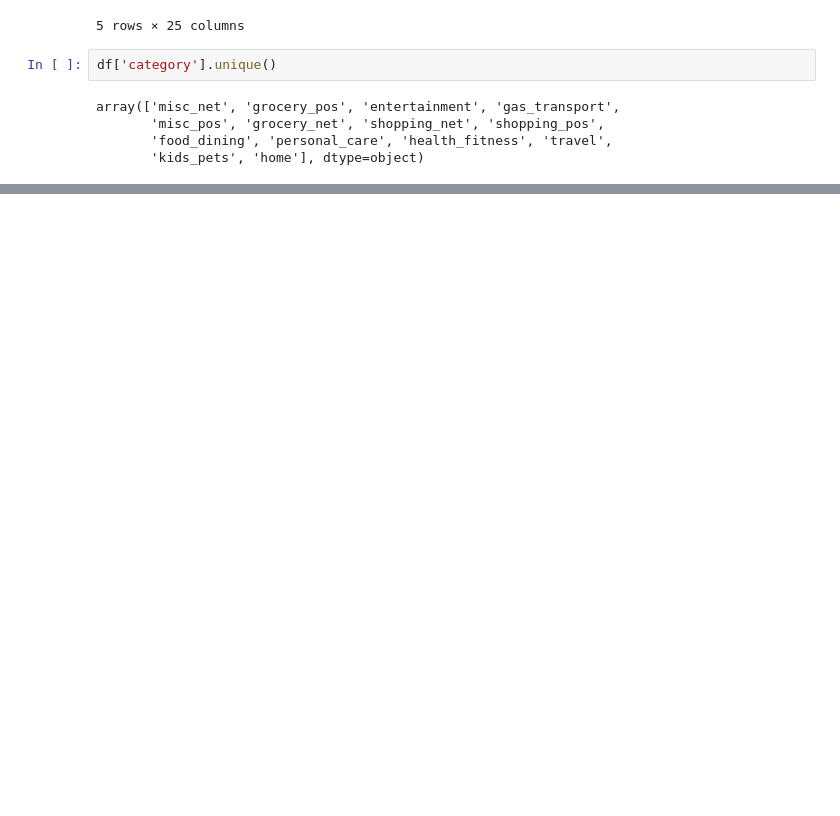
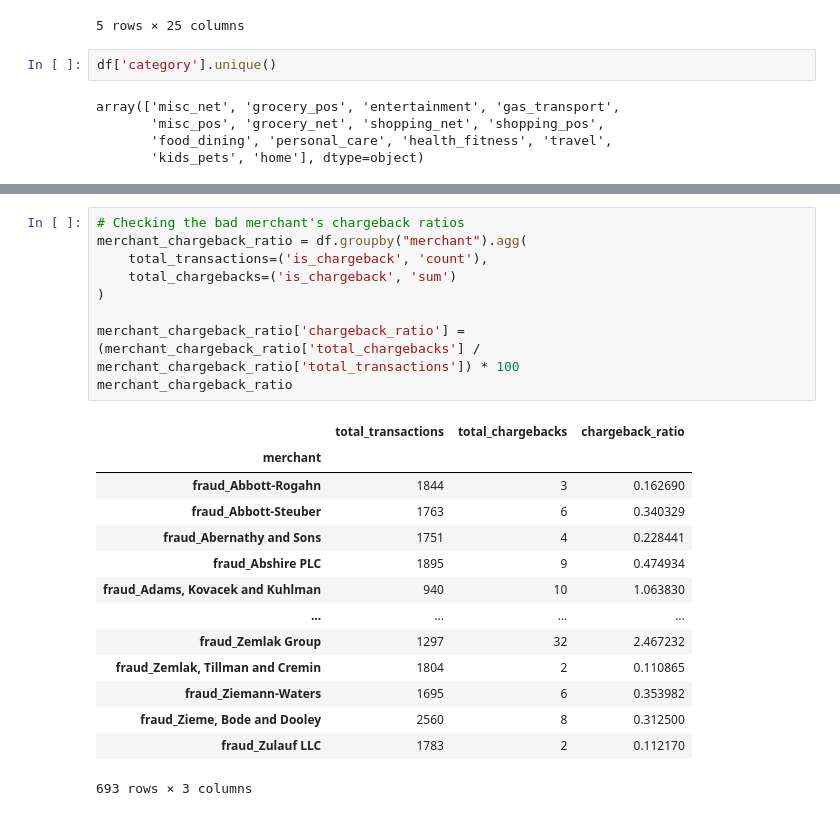
Before and after one commit to tomnguyentran/chargeback, a Jupyter notebook: chargeback.ipynb, the cells around one changed output, grey strips where cells are left out. Saved outputs shown, nothing was run; the diff lists cells and outputs as text; blank space fills up the shorter version.

```diff
--- a/chargeback.ipynb
+++ b/chargeback.ipynb
@@ -107,0 +161,24 @@ array(['misc_net', 'grocery_pos', 'entertainment', 'gas_transport',
+# %%
+# Checking the bad merchant's chargeback ratios
+merchant_chargeback_ratio = df.groupby("merchant").agg(
+    total_transactions=('is_chargeback', 'count'),
+    total_chargebacks=('is_chargeback', 'sum')
+)
+
+merchant_chargeback_ratio['chargeback_ratio'] = (merchant_chargeback_ratio['total_chargebacks'] / merchant_chargeback_ratio['total_transactions']) * 100
+merchant_chargeback_ratio
+# %% [output]
+|  | total_transactions | total_chargebacks | chargeback_ratio |
+| merchant |  |  |  |
+| fraud_Abbott-Rogahn | 1844 | 3 | 0.162690 |
+| fraud_Abbott-Steuber | 1763 | 6 | 0.340329 |
+| fraud_Abernathy and Sons | 1751 | 4 | 0.228441 |
+| fraud_Abshire PLC | 1895 | 9 | 0.474934 |
+| fraud_Adams, Kovacek and Kuhlman | 940 | 10 | 1.063830 |
+| ... | ... | ... | ... |
+| fraud_Zemlak Group | 1297 | 32 | 2.467232 |
+| fraud_Zemlak, Tillman and Cremin | 1804 | 2 | 0.110865 |
+| fraud_Ziemann-Waters | 1695 | 6 | 0.353982 |
+| fraud_Zieme, Bode and Dooley | 2560 | 8 | 0.312500 |
+| fraud_Zulauf LLC | 1783 | 2 | 0.112170 |
+693 rows × 3 columns
```
Also changed, not shown: parts of 5 cells of this notebook.
